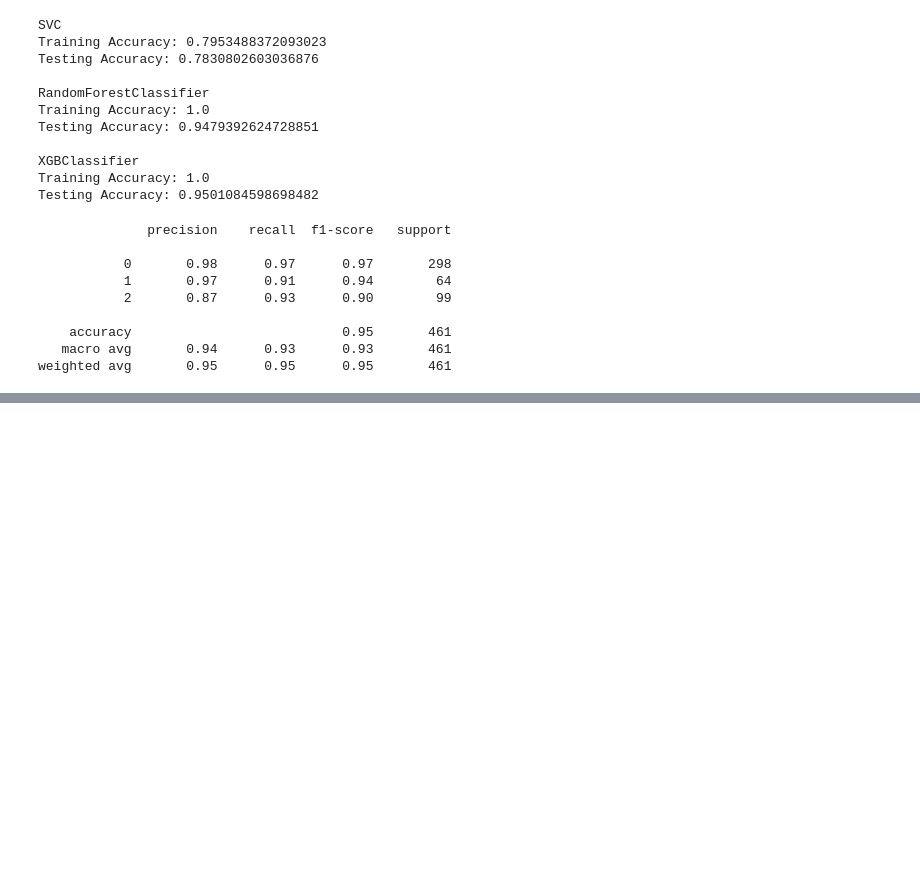
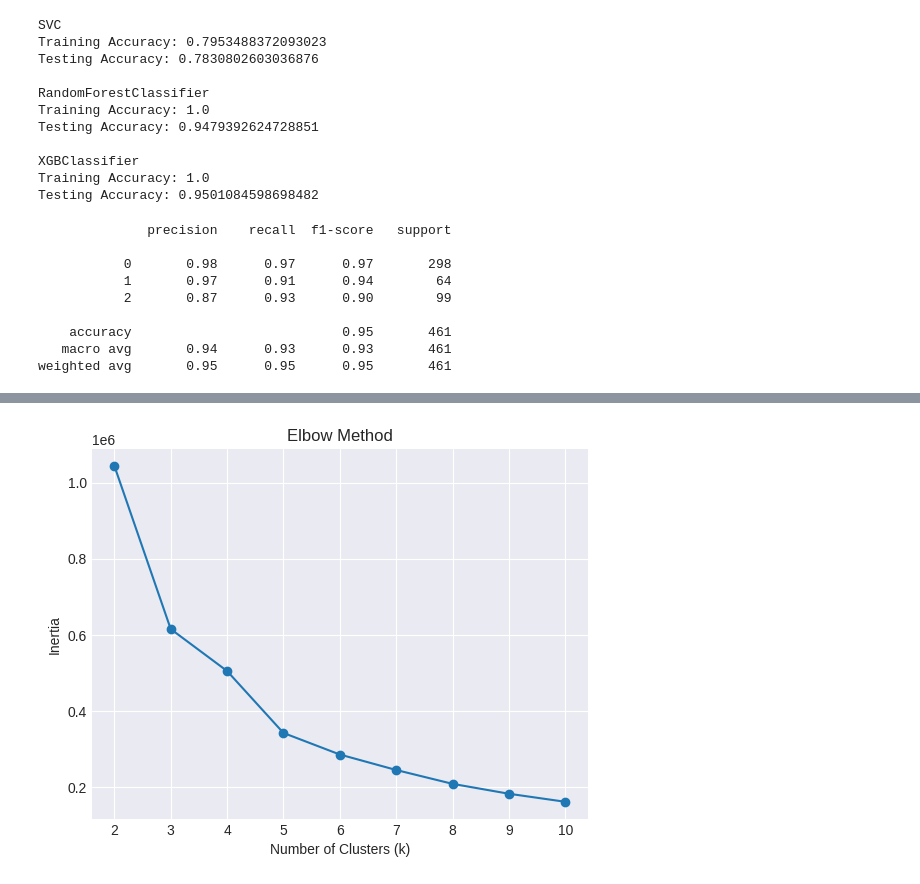
Before and after one commit to rizz045/Know-Your-Customer-Customer-Profiling-and-Segmentation, a Jupyter notebook: Customer Personality Analysis.ipynb, the cells around one changed output, grey strips where cells are left out. Drawn from its saved outputs; the diff is of its cells as text; code cells hidden in the pictures; blank space fills up the shorter version.

```diff
--- a/Customer Personality Analysis.ipynb
+++ b/Customer Personality Analysis.ipynb
@@ -863,0 +897,21 @@ weighted avg       0.95      0.95      0.95       461
+# %%
+# Elbow method to find the best number of clusters
+from sklearn.cluster import KMeans
+import matplotlib.pyplot as plt
+
+inertias = []
+K = range(2, 11)
+
+for k in K:
+    kmeans = KMeans(n_clusters=k, random_state=42)
+    kmeans.fit(X_tsne)                             # 16D PCA data
+    inertias.append(kmeans.inertia_)
+
+plt.plot(K, inertias, marker='o')
+plt.xlabel('Number of Clusters (k)')
+plt.ylabel('Inertia')
+plt.title('Elbow Method')
+plt.grid(True)
+plt.show()
+# %% [output]
+[figure, added]
```
Also changed, not shown: parts of 4 cells of this notebook.
